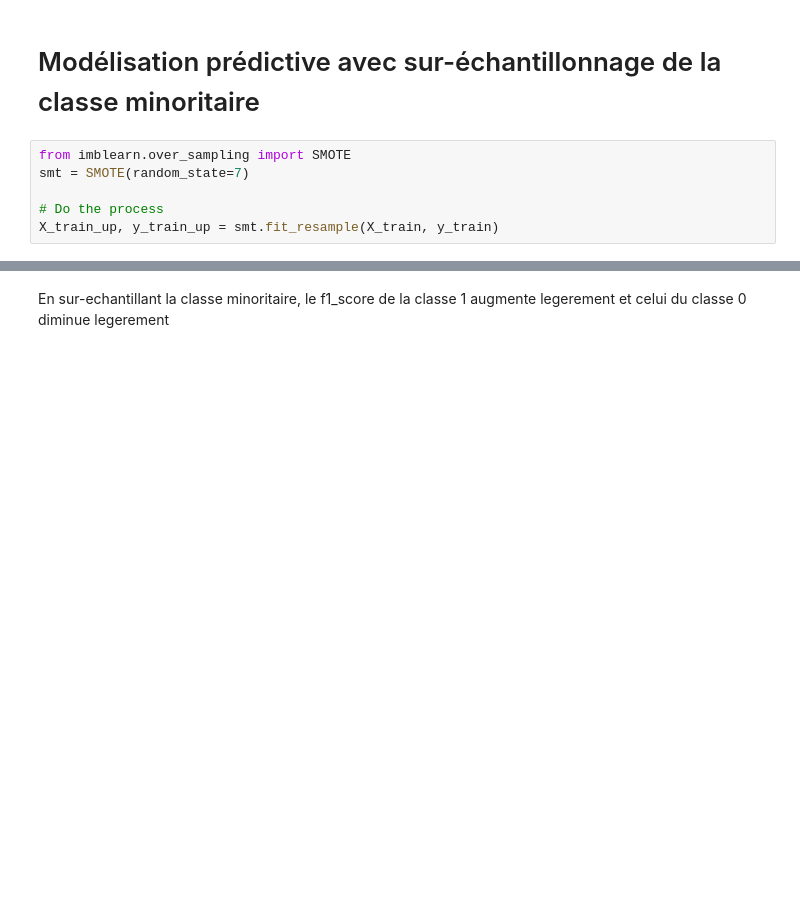
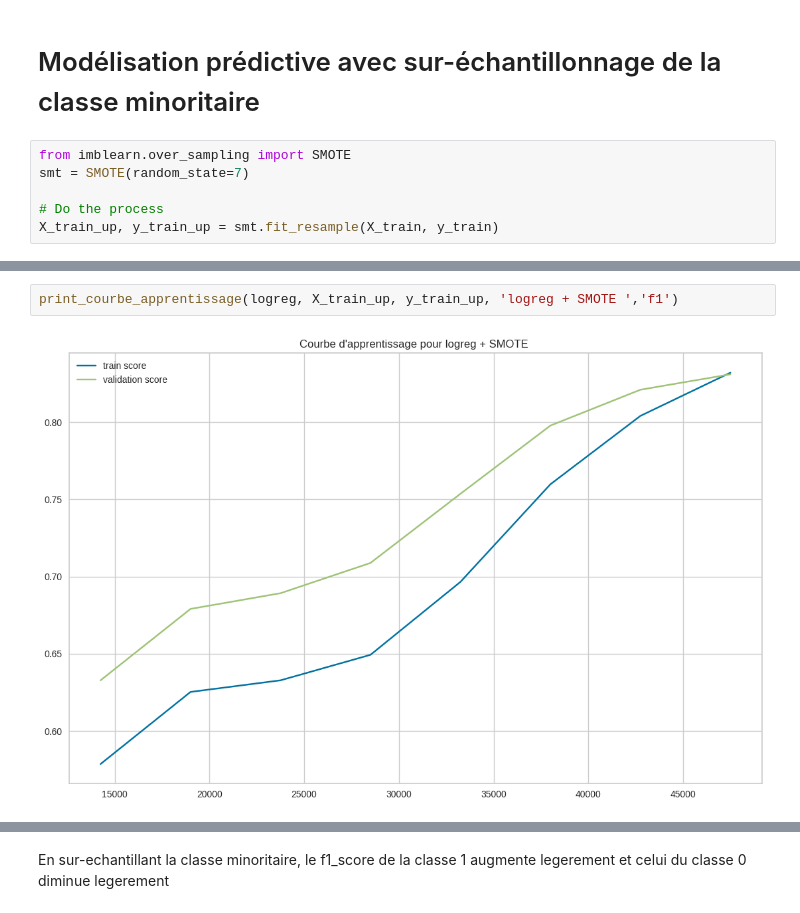
Before and after one commit to jrafei/income-prediction, a Jupyter notebook: notebooks/models_RegLog.ipynb, the cells around one changed output, grey strips where cells are left out. Drawn from its saved outputs; the diff is of its cells as text; blank space fills up the shorter version.

```diff
--- a/notebooks/models_RegLog.ipynb
+++ b/notebooks/models_RegLog.ipynb
@@ -278,3 +279,7 @@ Exactitude: 80.348131
+# %%
+print_courbe_apprentissage(logreg, X_train_up, y_train_up, 'logreg + SMOTE ','f1')
+# %% [output]
+[figure, added]
 # %%
 ##  ridge + SMOTE
 logregRidge.fit(X_train_up, y_train_up)
```
Also changed, not shown: parts of 19 cells of this notebook, 27 other files.
